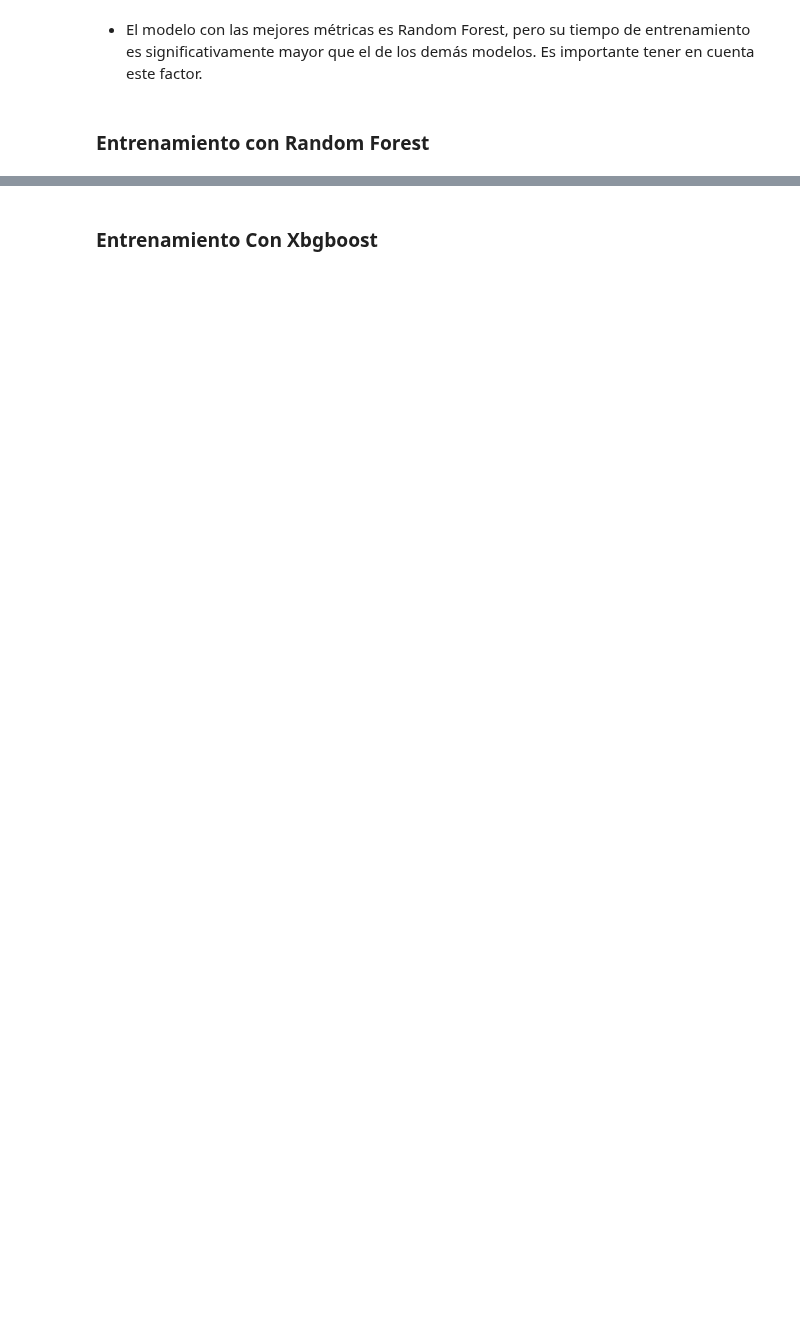
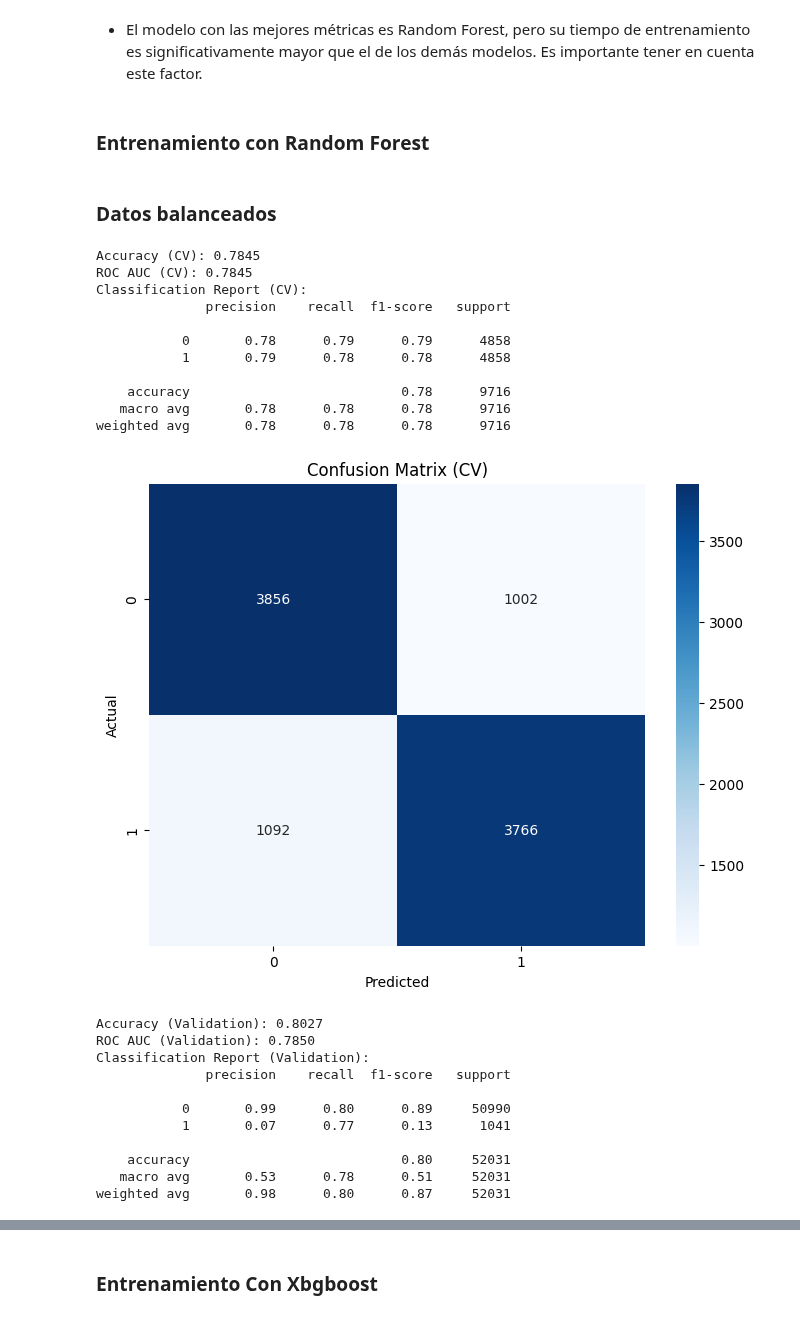
Before and after one commit to JRamos84/deteccion_fraude, a Jupyter notebook: notebooks/04_modeling.ipynb, the cells around one changed output, grey strips where cells are left out. Drawn from its saved outputs; the diff is of its cells as text; code cells hidden in the pictures; blank space fills up the shorter version.

```diff
--- a/notebooks/04_modeling.ipynb
+++ b/notebooks/04_modeling.ipynb
@@ -351,3 +361,31 @@ El tiempo de entrenamiento fue de 0.08 segundos
 - El modelo con las mejores métricas es Random Forest, pero su tiempo de entrenamiento es significativamente mayor que el de los demás modelos. Es importante tener en cuenta este factor.
 # %% [markdown]
 ### Entrenamiento con Random Forest
+# %% [markdown]
+### Datos balanceados
+# %%
+rf_clf = train_and_evaluate_model(RandomForestClassifier(random_state=42), X_train_B, y_train_B, X_val_final, y_val_final)
+# %% [output]
+Accuracy (CV): 0.7845
+ROC AUC (CV): 0.7845
+Classification Report (CV):
+              precision    recall  f1-score   support
+
+           0       0.78      0.79      0.79      4858
+           1       0.79      0.78      0.78      4858
+
+    accuracy                           0.78      9716
+   macro avg       0.78      0.78      0.78      9716
+weighted avg       0.78      0.78      0.78      9716
+[figure, added]
+Accuracy (Validation): 0.8027
+ROC AUC (Validation): 0.7850
+Classification Report (Validation):
+              precision    recall  f1-score   support
+
+           0       0.99      0.80      0.89     50990
+           1       0.07      0.77      0.13      1041
+
+    accuracy                           0.80     52031
+   macro avg       0.53      0.78      0.51     52031
+weighted avg       0.98      0.80      0.87     52031
```
Also changed, not shown: parts of 23 cells of this notebook.
